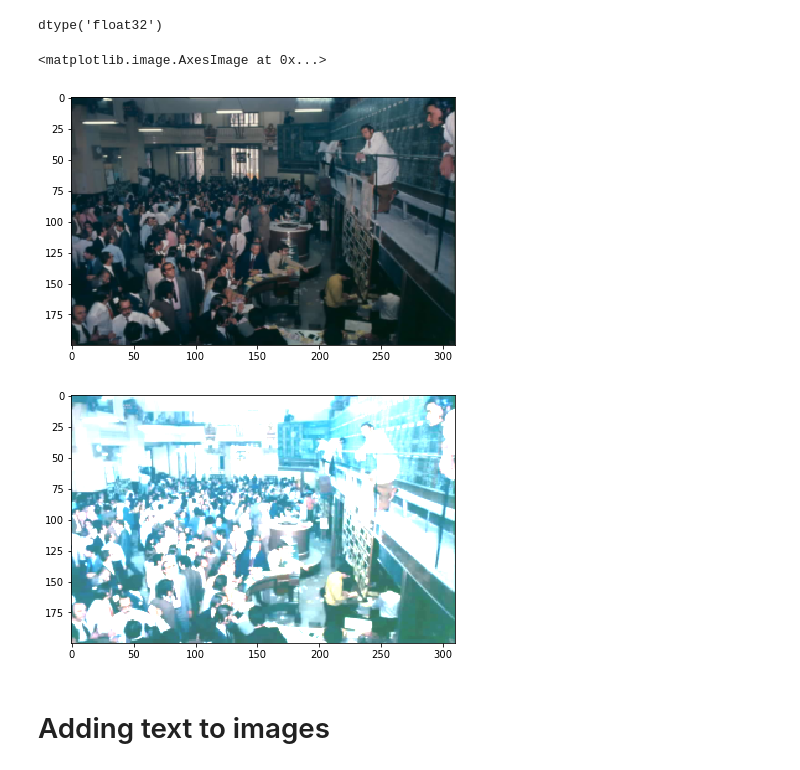
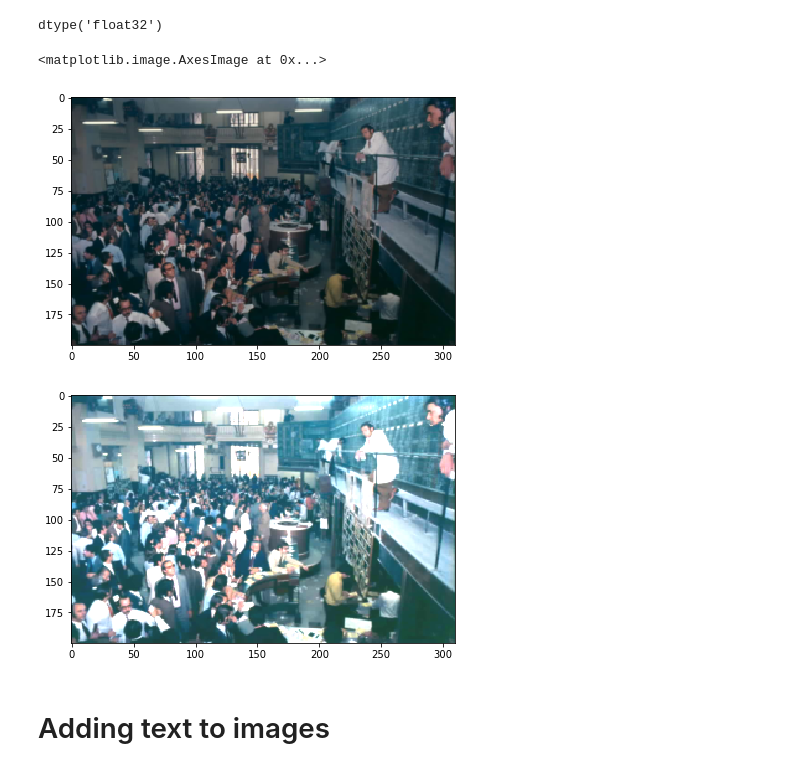
Before and after one commit to victorvianaom/My-Kaggle-Notebooks, a Jupyter notebook: Advanced Image Processing Using OpenCV.ipynb, the cells around one changed output. Cells and saved outputs as stored; diff of their text form; code cells hidden in the pictures.

Commit message:
adding text and smoothing images

```diff
--- a/Advanced Image Processing Using OpenCV.ipynb
+++ b/Advanced Image Processing Using OpenCV.ipynb
@@ -84,24 +85,24 @@ dtype('float32')
 # %%
 from pylab import *
 
 #Setting the brightness and contrast paramenters
-contrast = 3.0 # the contrast is the angular coeficient
-bright = 0.2 # the bright is the linear coeficient (this value should be between the 0 and 1 for this case)
+contrast = 2.0 # the contrast is the angular coeficient
+bright = 0.1 # the bright is the linear coeficient (this value should be between the 0 and 1 in this case)
 
-#Changing the contrast and brightness
+#Changing the contrast and brightness by hand
 for y in range(img1_rgb.shape[0]):
     for x in range(img1_rgb.shape[1]):
         for c in range(img1_rgb.shape[2]):
             dummy_img[y,x,c] = np.clip(contrast*img1_rgb[y,x,c] + bright, 0, 1)# ( c*img[i] + b )
                                                                                # the pixel vales are 0 to 1
 
 figure(0)
 io.imshow(img1_rgb)
 figure(1)
 io.imshow(dummy_img)
 # %% [output]
 <matplotlib.image.AxesImage at 0x...>
 [figure]
-[figure, old version]
+[figure, new version]
 # %% [markdown]
 # Adding text to images
```
Also changed, not shown: parts of 10 cells of this notebook.
